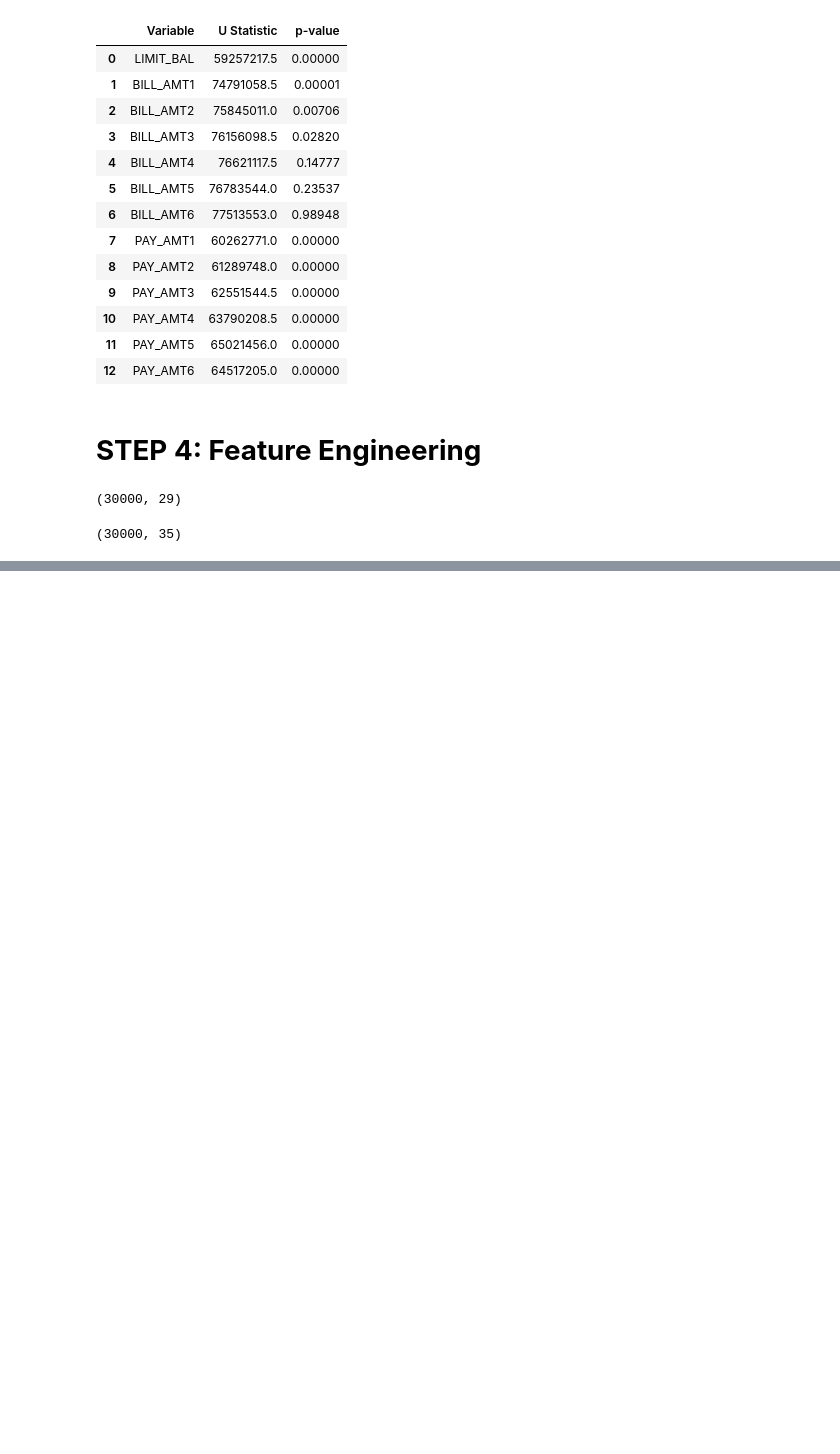
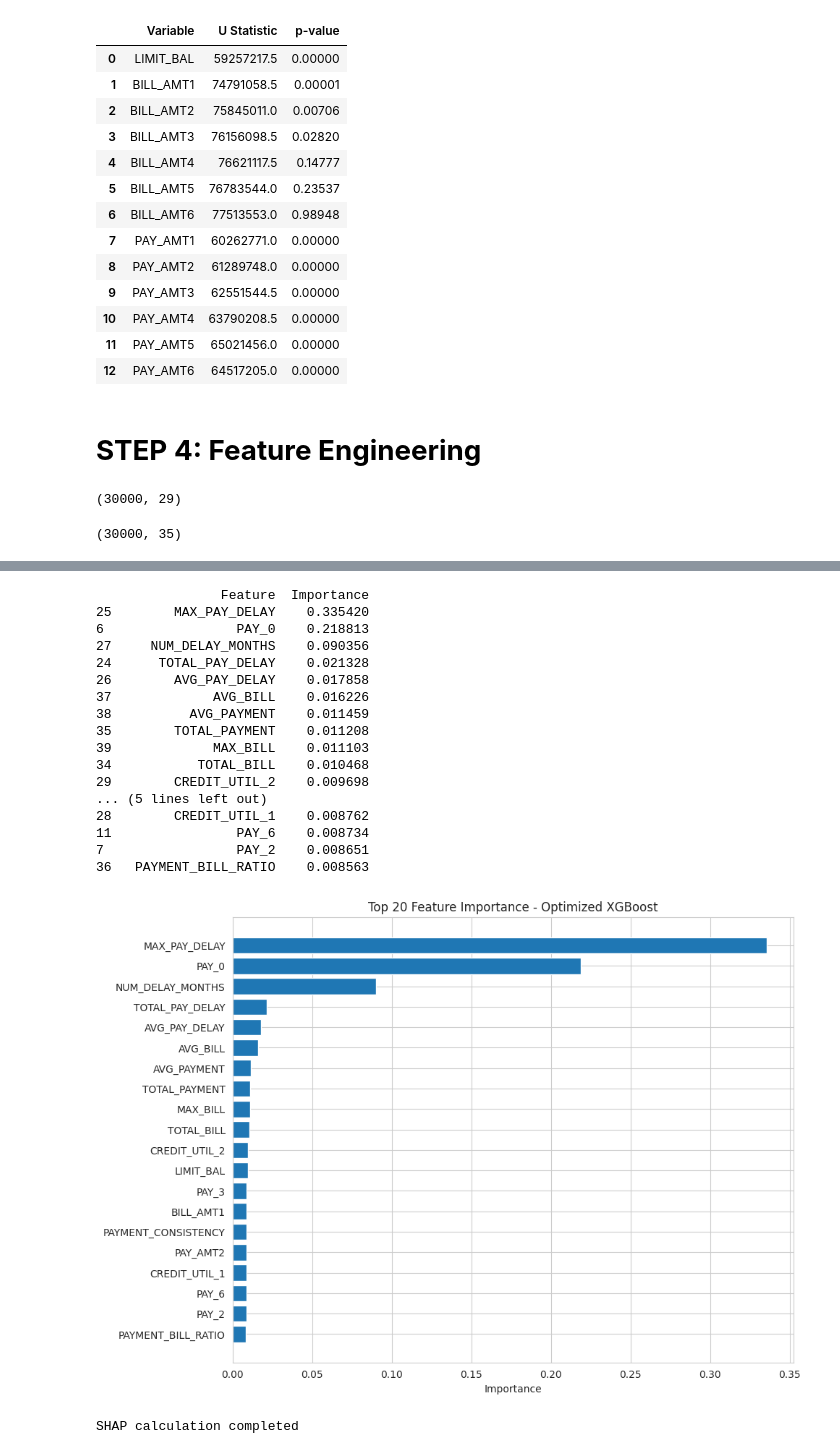
Before and after one commit to riasad30/Thesis, a Jupyter notebook: Untitled0.ipynb, the cells around one changed output, grey strips where cells are left out. Drawn from its saved outputs; the diff is of its cells as text; code cells hidden in the pictures; blank space fills up the shorter version.

```diff
--- a/Untitled0.ipynb
+++ b/Untitled0.ipynb
@@ -1931,0 +4377,56 @@ print(df.shape)
+# %%
+import pandas as pd
+import matplotlib.pyplot as plt
+
+
+importance = pd.DataFrame({
+
+    "Feature": X_train.columns,
+
+    "Importance": final_model.feature_importances_
+
+})
+
+
+importance = importance.sort_values(
+    "Importance",
+    ascending=False
+)
+
+
+print(importance.head(20))
+
+
+plt.figure(figsize=(10,8))
+
+plt.barh(
+    importance.head(20)["Feature"],
+    importance.head(20)["Importance"]
+)
+
+plt.gca().invert_yaxis()
+
+plt.title("Top 20 Feature Importance - Optimized XGBoost")
+
+plt.xlabel("Importance")
+
+plt.show()
+# %% [output]
+                Feature  Importance
+25        MAX_PAY_DELAY    0.335420
+6                 PAY_0    0.218813
+27     NUM_DELAY_MONTHS    0.090356
+24      TOTAL_PAY_DELAY    0.021328
+26        AVG_PAY_DELAY    0.017858
+37             AVG_BILL    0.016226
+38          AVG_PAYMENT    0.011459
+35        TOTAL_PAYMENT    0.011208
+39             MAX_BILL    0.011103
+34           TOTAL_BILL    0.010468
+29        CREDIT_UTIL_2    0.009698
+... (5 lines left out)
+28        CREDIT_UTIL_1    0.008762
+11                PAY_6    0.008734
+7                 PAY_2    0.008651
+36   PAYMENT_BILL_RATIO    0.008563
+[figure, added]
@@ -1931,0 +4441,18 @@ print(df.shape)
+# %%
+# ==========================================
+# CREATE SHAP VALUES
+# ==========================================
+
+explainer = shap.TreeExplainer(
+    final_model
+)
+
+
+shap_values = explainer.shap_values(
+    X_test
+)
+
+
+print("SHAP calculation completed")
+# %% [output]
+SHAP calculation completed
```
Also changed, not shown: parts of 96 cells of this notebook.
